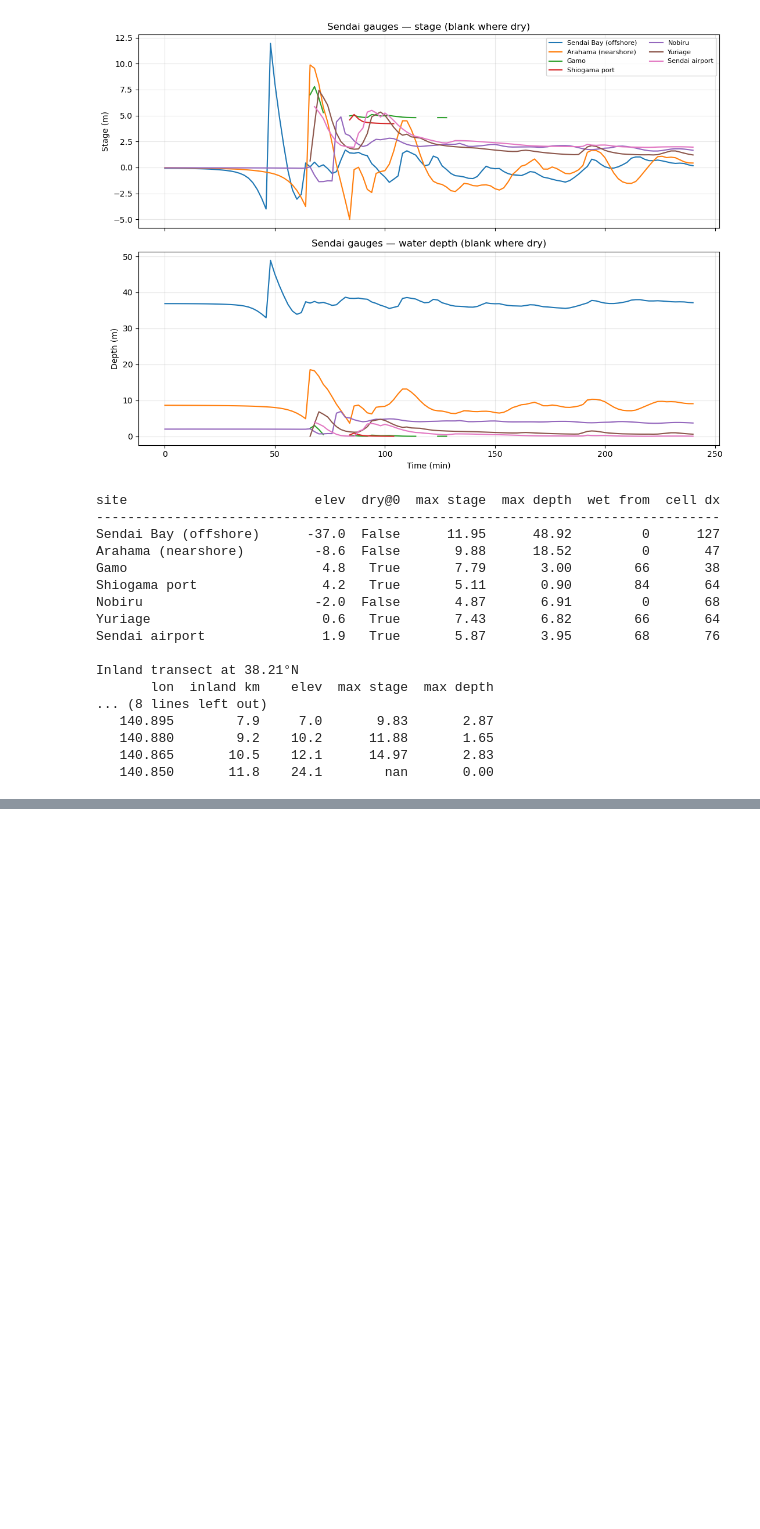
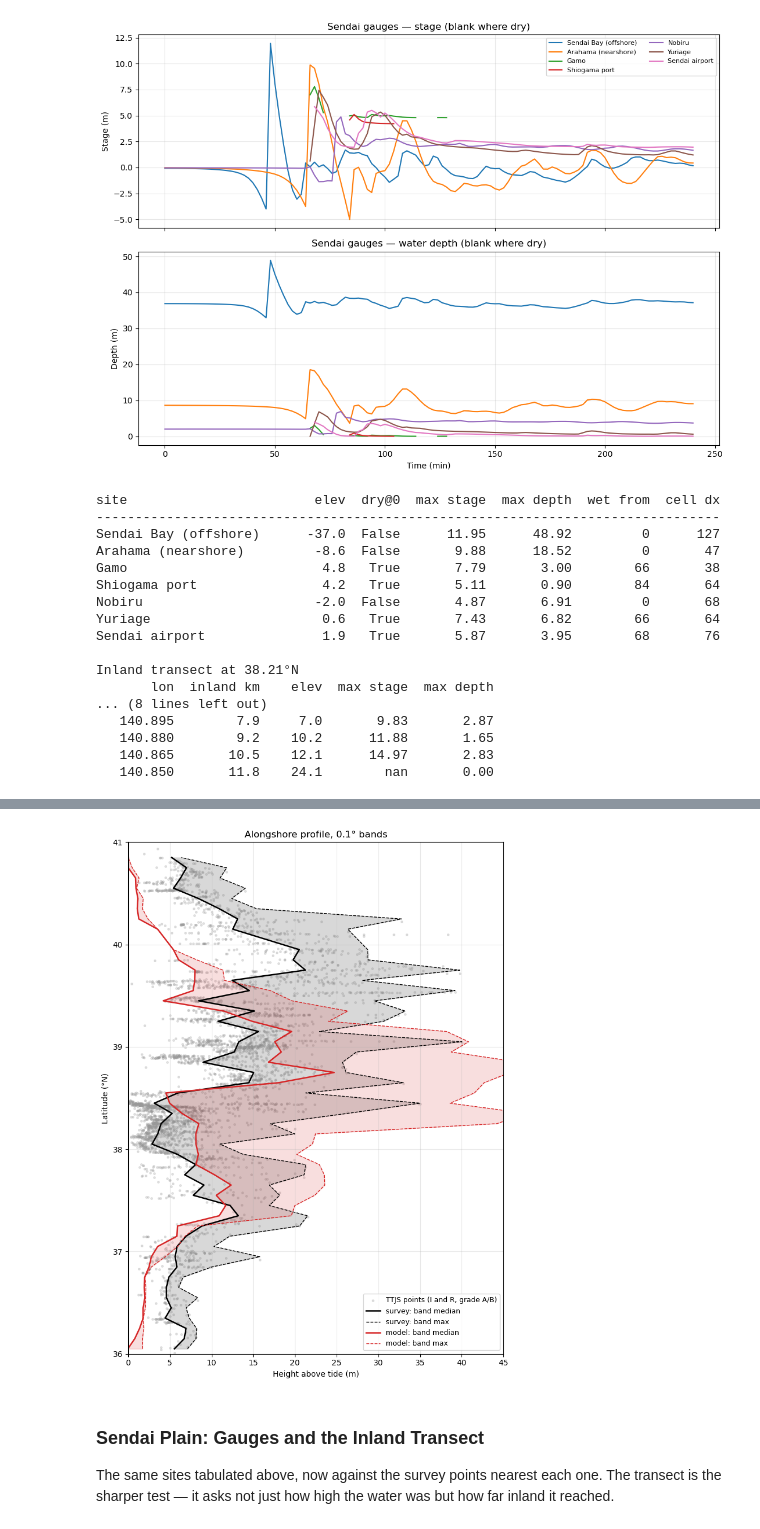
Before and after one commit to stoiver/Tohoku, a Jupyter notebook: notebook_tohoku_open_elevation.ipynb, the cells around one changed output, grey strips where cells are left out. Drawn from its saved outputs; the diff is of its cells as text; code cells hidden in the pictures; blank space fills up the shorter version.

```diff
--- a/notebook_tohoku_open_elevation.ipynb
+++ b/notebook_tohoku_open_elevation.ipynb
@@ -725,0 +920,55 @@ Inland transect at 38.21°N
+# %%
+from pyproj import Transformer
+
+to_latlon = Transformer.from_crs('EPSG:32654', 'EPSG:4326', always_xy=True)
+cell_lon, cell_lat = to_latlon.transform(sp.xc, sp.yc)
+
+# Band statistics for both, so like is compared with like: a band median and
+# the band maximum.  Comparing the model's band maximum against a scatter of
+# individual survey points would flatter neither.
+lat_edges = np.arange(36.0, 41.0, 0.1)
+
+# "Coastal" model cells: wet, and shallower than 20 m or onshore.  Deeper
+# shelf cells would drag the median down towards the open-ocean amplitude.
+coastal = wet & (np.asarray(sp.elev) > -20.0)
+
+band_lat, obs_med, obs_max, mod_med, mod_max = [], [], [], [], []
+for lo, hi in zip(lat_edges[:-1], lat_edges[1:]):
+    m_obs = (survey['lat'] >= lo) & (survey['lat'] < hi)
+    m_mod = coastal & (cell_lat >= lo) & (cell_lat < hi)
+    if not (m_obs.any() and m_mod.any()):
+        continue
+    band_lat.append(0.5 * (lo + hi))
+    obs_med.append(np.median(survey['height'][m_obs]))
+    obs_max.append(survey['height'][m_obs].max())
+    mod_med.append(np.median(sww_max_stage[m_mod]))
+    mod_max.append(sww_max_stage[m_mod].max())
+
+fig, ax = plt.subplots(figsize=(7.5, 10))
+
+ax.scatter(survey['height'], survey['lat'], s=6, alpha=0.25, color='0.6',
+           label='TTJS points (I and R, grade A/B)')
+ax.fill_betweenx(band_lat, obs_med, obs_max, color='0.4', alpha=0.25)
+ax.plot(obs_med, band_lat, 'k-', lw=1.8, label='survey: band median')
+ax.plot(obs_max, band_lat, 'k--', lw=1.0, label='survey: band max')
+
+ax.fill_betweenx(band_lat, mod_med, mod_max, color='C3', alpha=0.15)
+ax.plot(mod_med, band_lat, 'C3-', lw=1.8, label='model: band median')
+ax.plot(mod_max, band_lat, 'C3--', lw=1.0, label='model: band max')
+
+ax.set_ylim(36.0, 41.0)
+ax.set_xlim(0, 45)
+ax.set_xlabel('Height above tide (m)')
+ax.set_ylabel('Latitude (\u00b0N)')
+ax.set_title('Alongshore profile, 0.1\u00b0 bands')
+ax.legend(loc='lower right', fontsize=9)
+ax.grid(alpha=0.3)
+plt.tight_layout()
+# %% [output]
+[figure, added]
+# %% [markdown]
+### Sendai Plain: Gauges and the Inland Transect
+
+The same sites tabulated above, now against the survey points nearest each one.
+The transect is the sharper test — it asks not just how high the water was but
+how far inland it reached.
```
Also changed, not shown: parts of 9 cells of this notebook, 5 other files.
